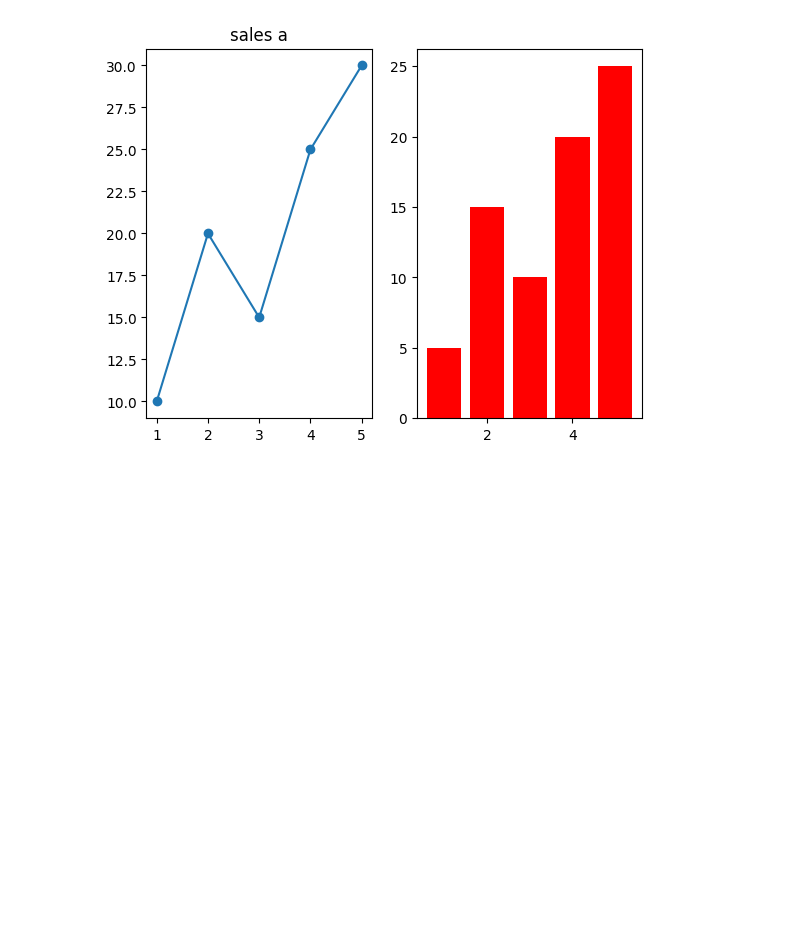
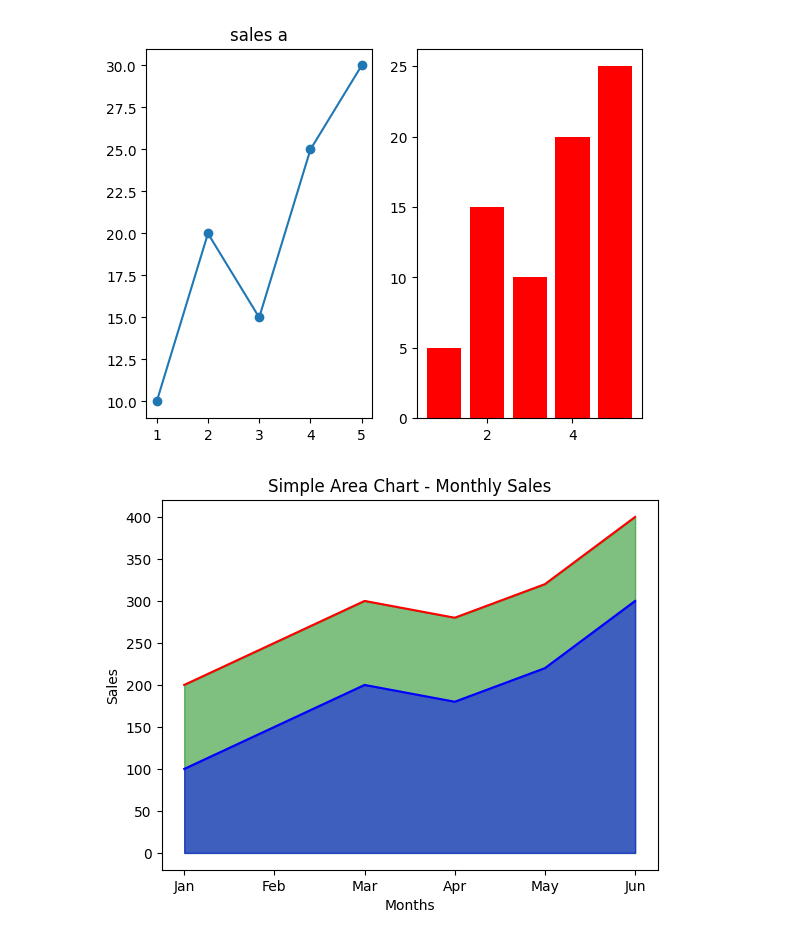
Before and after one commit to arunrajput1836-ui/data-visualization-, a Jupyter notebook: matplotlib.ipynb, the cells around one changed output. Saved outputs shown, nothing was run; the diff lists cells and outputs as text; code cells hidden in the pictures; blank space fills up the shorter version.

```diff
--- a/matplotlib.ipynb
+++ b/matplotlib.ipynb
@@ -127,3 +127,22 @@ plt.bar(x,sales_b,color ='red')
 plt.show()
 # %% [output]
 [figure]
+# %%
+ # Area chart
+ import matplotlib.pyplot as plt
+months = ["Jan", "Feb", "Mar", "Apr", "May", "Jun"]
+sales = [100, 150, 200, 180, 220, 300]
+sales2 = [200, 250, 300, 280, 320, 400]
+
+# Simple area chart
+
+plt.plot(months, sales, color="blue")
+plt.plot(months, sales2, color="red")
+plt.fill_between(months, sales2, color="green", alpha=0.5)
+plt.fill_between(months, sales, color="blue", alpha=0.5)
+plt.title("Simple Area Chart - Monthly Sales")
+plt.xlabel("Months")
+plt.ylabel("Sales")
+plt.show()
+# %% [output]
+[figure, added]
```
